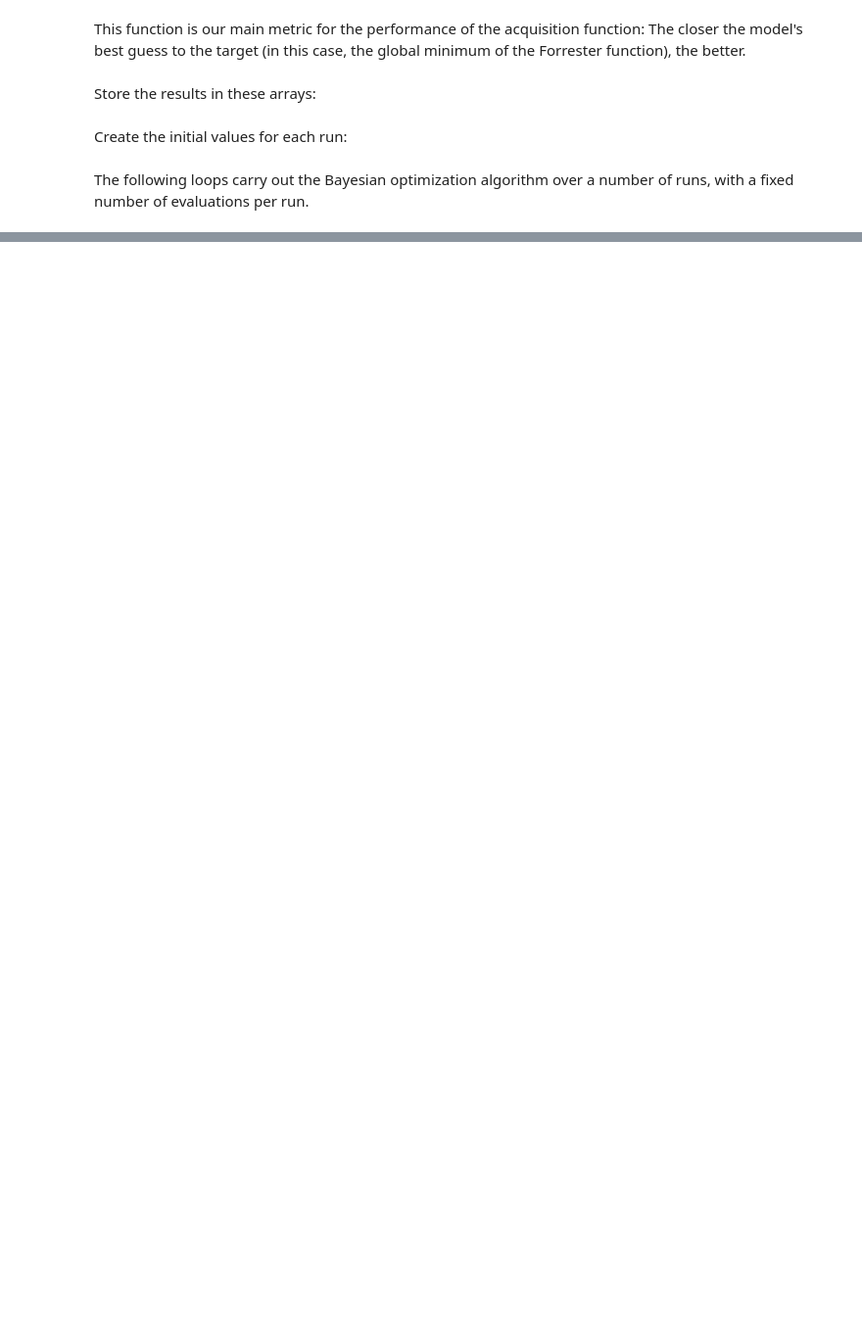
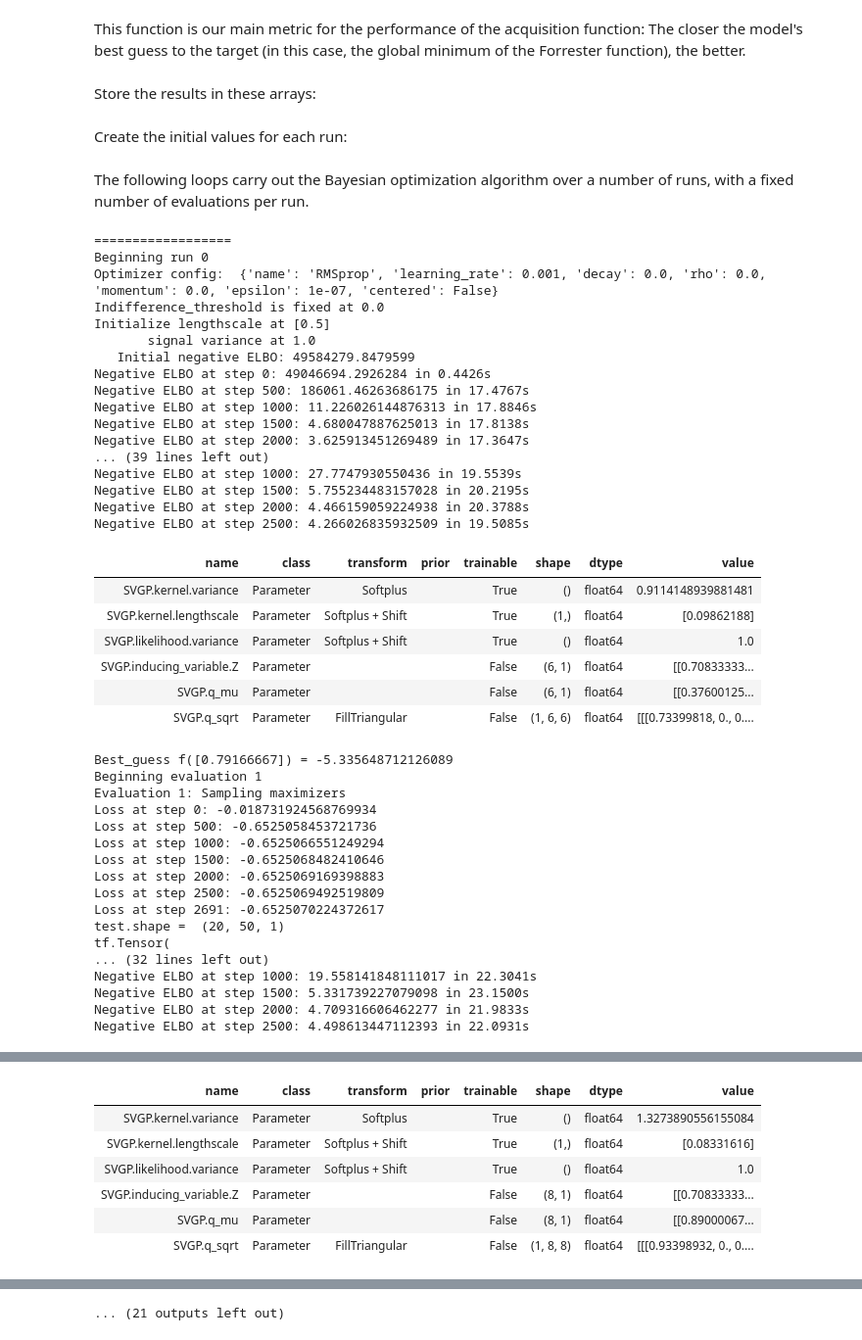
Before and after one commit to sebtsh/Top-k-Ranking-Bayesian-Optimization, a Jupyter notebook: notebooks/PES/PBO_PES_Binary_FullCov_Forr_FullGP.ipynb, the cells around one changed output, grey strips where cells are left out. Shown at 98% size. Cells and saved outputs as stored; diff of their text form; code cells hidden in the pictures; blank space fills up the shorter version.

```diff
--- a/notebooks/PES/PBO_PES_Binary_FullCov_Forr_FullGP.ipynb
+++ b/notebooks/PES/PBO_PES_Binary_FullCov_Forr_FullGP.ipynb
@@ -196,10 +209,10 @@ for run in range(num_runs):
 # %% [markdown]
 The following loops carry out the Bayesian optimization algorithm over a number of runs, with a fixed number of evaluations per run.
 # %%
-# CHANGE 9: need to store lengthscale and signal_variance from previous iteration to initialize the current iteration
-lengthscale_init = None
-signal_variance_init = None
-
+# CHANGE 2: remove the lengthscale_init and signal_variance_init
+# as it makes the optimization stuck in local optima (a very small lengthscale)
+# At each iteration, we optimize with the initial lengthscale = (objective_high - objective_low) / 2
+# so that it can discover an optima with large lengthscale instead
 for run in range(num_runs):
     print("")
     print("==================")
@@ -209,18 +222,12 @@ for run in range(num_runs):
     y = get_noisy_observation(X, objective)
 
     model, inputs, u_mean, inducing_vars = train_and_visualize(X, y,
-                                                        "Run_{}:_Initial_model".format(run),
-                                                        lengthscale_init,
-                                                        signal_variance_init)
-    # save optimized lengthscale and signal variance for next iteration
-    lengthscale_init = model.kernel.lengthscale.numpy()
-    signal_variance_init = model.kernel.variance.numpy()
+                                                        "Run_{}:_Initial_model".format(run))
 
     for evaluation in range(num_evals):
         print("Beginning evaluation %s" % (evaluation))
 
         # Sample possible next queries
-        # CHANGE 10: use discrete grid
         samples = PBO.models.learning_fullgp.sample_inputs(inputs.numpy(),
                                                            num_samples,
                                                            num_choices,
@@ -248,38 +255,74 @@ for run in range(num_runs):
         next_query = samples[next_idx]
         print("Evaluation %s: Next query is %s with I value of %s" % (evaluation, next_query, I_vals[next_idx]))
 
         X = np.concatenate([X, [next_query]])
         # Evaluate objective function
         y = np.concatenate([y, get_noisy_observation(np.expand_dims(next_query, axis=0), objective)], axis=0)
 
         print("Evaluation %s: Training model" % (evaluation))
         model, inputs, u_mean, inducing_vars = train_and_visualize(X, y,
-                                                                   "Run_{}_Evaluation_{}".format(run, evaluation),
-                                                                  lengthscale_init,
-                                                                  signal_variance_init)
+                                                                   "Run_{}_Evaluation_{}".format(run, evaluation))
         print_summary(model)
 
-        # save optimized lengthscale and signal variance for next iteration
-        lengthscale_init = model.kernel.lengthscale.numpy()
-        signal_variance_init = model.kernel.variance.numpy()
+        best_guess_results[run, evaluation, :] = best_guess(model)
 
-        best_guess_results[run, evaluation, :] = best_guess(model)
-        # CHANGE 11: log both the estimated minimizer and its objective value
         print("Best_guess f({}) = {}".format(
                 best_guess_results[run, evaluation, :],
                 objective(best_guess_results[run, evaluation, :])))
 
 
         # Save model
         pickle.dump((X, y, inputs,
                      model.kernel.variance,
                      model.kernel.lengthscale,
                      model.likelihood.variance,
                      inducing_vars,
                      model.q_mu,
                      model.q_sqrt,
                      maximizers),
                     open(results_dir + "Model_Run_{}_Evaluation_{}.p".format(run, evaluation), "wb"))
 
     X_results[run] = X
     y_results[run] = y
+# %% [output]
+==================
+Beginning run 0
+Optimizer config:  {'name': 'RMSprop', 'learning_rate': 0.001, 'decay': 0.0, 'rho': 0.0, 'momentum': 0.0, 'epsilon': 1e-07, 'centered': False}
+Indifference_threshold is fixed at 0.0
+Initialize lengthscale at [0.5]
+       signal variance at 1.0
+   Initial negative ELBO: 49584279.8479599
+Negative ELBO at step 0: 49046694.2926284 in 0.4426s
+Negative ELBO at step 500: 186061.46263686175 in 17.4767s
+Negative ELBO at step 1000: 11.226026144876313 in 17.8846s
+Negative ELBO at step 1500: 4.680047887625013 in 17.8138s
+Negative ELBO at step 2000: 3.625913451269489 in 17.3647s
+... (39 lines left out)
+Negative ELBO at step 1000: 27.7747930550436 in 19.5539s
+Negative ELBO at step 1500: 5.755234483157028 in 20.2195s
+Negative ELBO at step 2000: 4.466159059224938 in 20.3788s
+Negative ELBO at step 2500: 4.266026835932509 in 19.5085s
+| name | class | transform | prior | trainable | shape | dtype | value |
+| SVGP.kernel.variance | Parameter | Softplus |  | True | () | float64 | 0.9114148939881481 |
+| SVGP.kernel.lengthscale | Parameter | Softplus + Shift |  | True | (1,) | float64 | [0.09862188] |
+| SVGP.likelihood.variance | Parameter | Softplus + Shift |  | True | () | float64 | 1.0 |
+| SVGP.inducing_variable.Z | Parameter |  |  | False | (6, 1) | float64 | [[0.70833333... |
+| SVGP.q_mu | Parameter |  |  | False | (6, 1) | float64 | [[0.37600125... |
+| SVGP.q_sqrt | Parameter | FillTriangular |  | False | (1, 6, 6) | float64 | [[[0.73399818, 0., 0.... |
+Best_guess f([0.79166667]) = -5.335648712126089
+Beginning evaluation 1
+Evaluation 1: Sampling maximizers
+Loss at step 0: -0.018731924568769934
+Loss at step 500: -0.6525058453721736
+Loss at step 1000: -0.6525066551249294
+Loss at step 1500: -0.6525068482410646
+Loss at step 2000: -0.6525069169398883
+Loss at step 2500: -0.6525069492519809
+Loss at step 2691: -0.6525070224372617
+test.shape =  (20, 50, 1)
+tf.Tensor(
+... (32 lines left out)
+Negative ELBO at step 1000: 19.558141848111017 in 22.3041s
+Negative ELBO at step 1500: 5.331739227079098 in 23.1500s
+Negative ELBO at step 2000: 4.709316606462277 in 21.9833s
+Negative ELBO at step 2500: 4.498613447112393 in 22.0931s
@@ -285,0 +353,7 @@ for run in range(num_runs):
+| name | class | transform | prior | trainable | shape | dtype | value |
+| SVGP.kernel.variance | Parameter | Softplus |  | True | () | float64 | 1.3273890556155084 |
+| SVGP.kernel.lengthscale | Parameter | Softplus + Shift |  | True | (1,) | float64 | [0.08331616] |
+| SVGP.likelihood.variance | Parameter | Softplus + Shift |  | True | () | float64 | 1.0 |
+| SVGP.inducing_variable.Z | Parameter |  |  | False | (8, 1) | float64 | [[0.70833333... |
+| SVGP.q_mu | Parameter |  |  | False | (8, 1) | float64 | [[0.89000067... |
+| SVGP.q_sqrt | Parameter | FillTriangular |  | False | (1, 8, 8) | float64 | [[[0.93398932, 0., 0.... |
@@ -286,3 +432,4 @@ for run in range(num_runs):
+... (21 outputs left out)
 # %%
 model.kernel
 # %%
```
Also changed, not shown: parts of 10 cells of this notebook, 2 other files.
